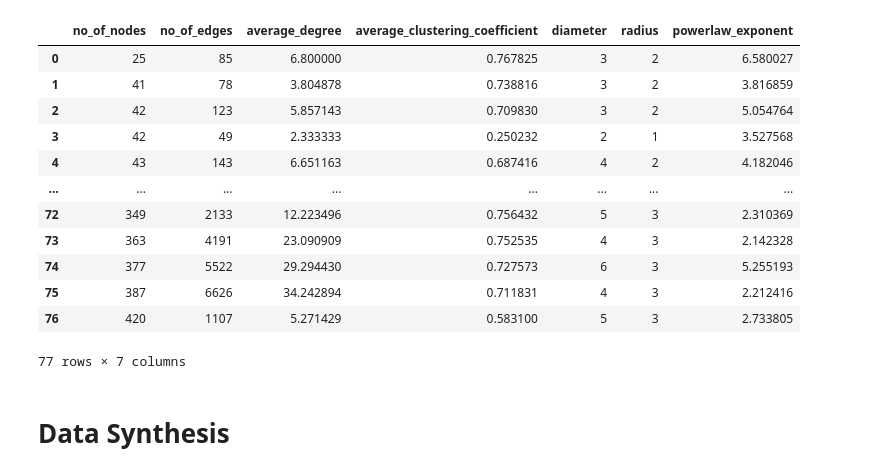
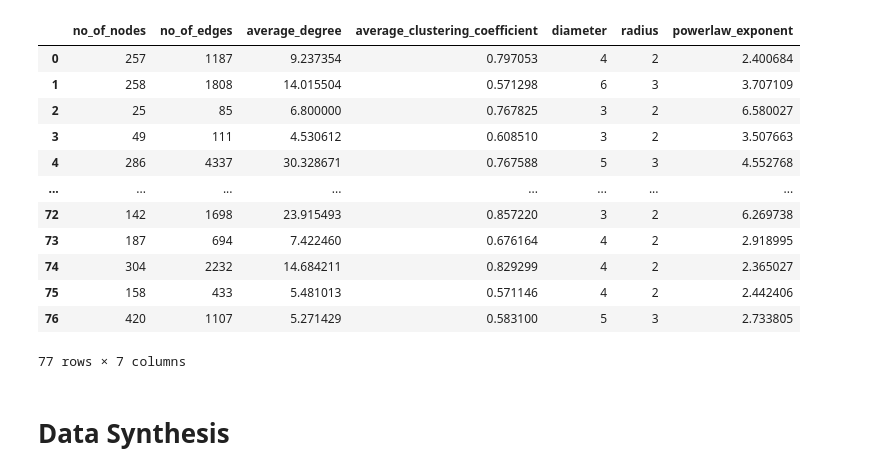
Before and after one commit to arslanzafar95/SynthesizedDeveloperSocialNetworks, a Jupyter notebook: generator.ipynb, the cells around one changed output. Cells and saved outputs as stored; diff of their text form; code cells hidden in the pictures.

```diff
--- a/generator.ipynb
+++ b/generator.ipynb
@@ -51,22 +51,21 @@ Requirement already satisfied: six in /Users/arslanzafar/opt/anaconda3/lib/pytho
 # %%
 a_file = open("scripts/data/Network_Metrics_real_dataset.pkl", "rb")
 data = pickle.load(a_file)
 data=data.drop(columns=['repo'])
 df=data.iloc[:,[0,1,2,3,7,8,19]]
-df=df.sort_values(by='no_of_nodes').reset_index(drop=True)
 df
 # %% [output]
 |  | no_of_nodes | no_of_edges | average_degree | average_clustering_coefficient | diameter | radius | powerlaw_exponent |
-| 0 | 25 | 85 | 6.800000 | 0.767825 | 3 | 2 | 6.580027 |
-| 1 | 41 | 78 | 3.804878 | 0.738816 | 3 | 2 | 3.816859 |
-| 2 | 42 | 123 | 5.857143 | 0.709830 | 3 | 2 | 5.054764 |
-| 3 | 42 | 49 | 2.333333 | 0.250232 | 2 | 1 | 3.527568 |
-| 4 | 43 | 143 | 6.651163 | 0.687416 | 4 | 2 | 4.182046 |
+| 0 | 257 | 1187 | 9.237354 | 0.797053 | 4 | 2 | 2.400684 |
+| 1 | 258 | 1808 | 14.015504 | 0.571298 | 6 | 3 | 3.707109 |
+| 2 | 25 | 85 | 6.800000 | 0.767825 | 3 | 2 | 6.580027 |
+| 3 | 49 | 111 | 4.530612 | 0.608510 | 3 | 2 | 3.507663 |
+| 4 | 286 | 4337 | 30.328671 | 0.767588 | 5 | 3 | 4.552768 |
 | ... | ... | ... | ... | ... | ... | ... | ... |
-| 72 | 349 | 2133 | 12.223496 | 0.756432 | 5 | 3 | 2.310369 |
-| 73 | 363 | 4191 | 23.090909 | 0.752535 | 4 | 3 | 2.142328 |
-| 74 | 377 | 5522 | 29.294430 | 0.727573 | 6 | 3 | 5.255193 |
-| 75 | 387 | 6626 | 34.242894 | 0.711831 | 4 | 3 | 2.212416 |
+| 72 | 142 | 1698 | 23.915493 | 0.857220 | 3 | 2 | 6.269738 |
+| 73 | 187 | 694 | 7.422460 | 0.676164 | 4 | 2 | 2.918995 |
+| 74 | 304 | 2232 | 14.684211 | 0.829299 | 4 | 2 | 2.365027 |
+| 75 | 158 | 433 | 5.481013 | 0.571146 | 4 | 2 | 2.442406 |
 | 76 | 420 | 1107 | 5.271429 | 0.583100 | 5 | 3 | 2.733805 |
 77 rows × 7 columns
 # %%
```
Also changed, not shown: parts of 9 cells of this notebook, 5 other files.
